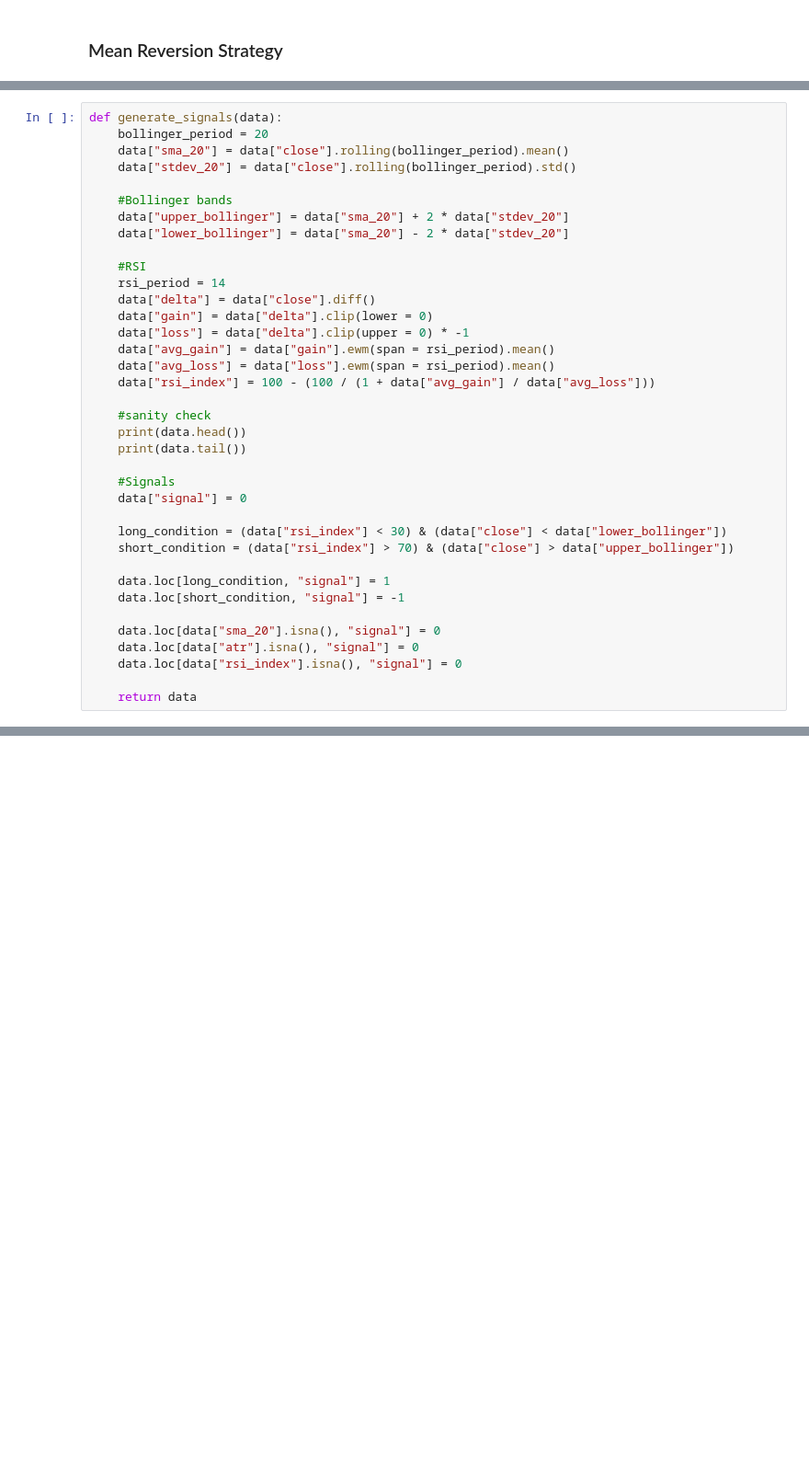
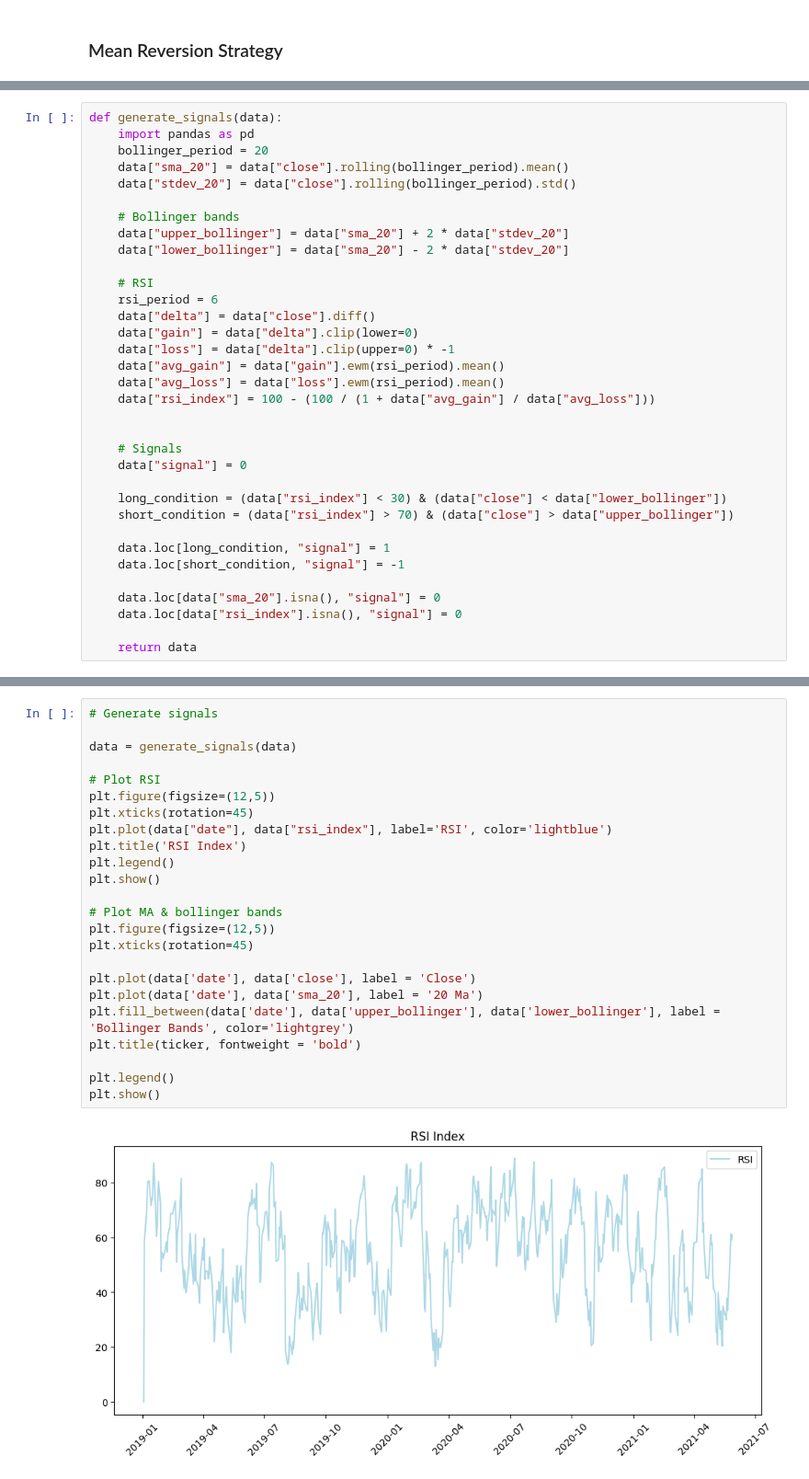
Before and after one commit to MatthewSmithseree/mean-reversion-trading-bot, a Jupyter notebook: mean_reversion.ipynb, the cells around one changed output, grey strips where cells are left out. Shown at 92% size. Cells and saved outputs as stored; diff of their text form; blank space fills up the shorter version.

Commit message:
Mega update
Fixed backtest (still in progress), FIxed charts & strategy, now displays everything necessary + evaluation metrics

```diff
--- a/mean_reversion.ipynb
+++ b/mean_reversion.ipynb
@@ -18,28 +20,26 @@ def fetch_stock_data(ticker, startdate, enddate):
     return data
 # %%
 def generate_signals(data):
+    import pandas as pd
     bollinger_period = 20
     data["sma_20"] = data["close"].rolling(bollinger_period).mean()
     data["stdev_20"] = data["close"].rolling(bollinger_period).std()
 
-    #Bollinger bands
+    # Bollinger bands
     data["upper_bollinger"] = data["sma_20"] + 2 * data["stdev_20"]
     data["lower_bollinger"] = data["sma_20"] - 2 * data["stdev_20"]
 
-    #RSI
-    rsi_period = 14
+    # RSI
+    rsi_period = 6
     data["delta"] = data["close"].diff()
-    data["gain"] = data["delta"].clip(lower = 0)
-    data["loss"] = data["delta"].clip(upper = 0) * -1
-    data["avg_gain"] = data["gain"].ewm(span = rsi_period).mean()
-    data["avg_loss"] = data["loss"].ewm(span = rsi_period).mean()
+    data["gain"] = data["delta"].clip(lower=0)
+    data["loss"] = data["delta"].clip(upper=0) * -1
+    data["avg_gain"] = data["gain"].ewm(rsi_period).mean()
+    data["avg_loss"] = data["loss"].ewm(rsi_period).mean()
     data["rsi_index"] = 100 - (100 / (1 + data["avg_gain"] / data["avg_loss"]))
 
-    #sanity check
-    print(data.head())
-    print(data.tail())
 
-    #Signals
+    # Signals
     data["signal"] = 0
 
     long_condition = (data["rsi_index"] < 30) & (data["close"] < data["lower_bollinger"])
@@ -49,7 +49,6 @@ def generate_signals(data):
     data.loc[short_condition, "signal"] = -1
 
     data.loc[data["sma_20"].isna(), "signal"] = 0
-    data.loc[data["atr"].isna(), "signal"] = 0
     data.loc[data["rsi_index"].isna(), "signal"] = 0
 
     return data
@@ -98,0 +61,26 @@ ValueError: Data must be 1-dimensional, got ndarray of shape (756, 756) instead
+# %%
+# Generate signals
+
+data = generate_signals(data)
+
+# Plot RSI
+plt.figure(figsize=(12,5))
+plt.xticks(rotation=45)
+plt.plot(data["date"], data["rsi_index"], label='RSI', color='lightblue')
+plt.title('RSI Index')
+plt.legend()
+plt.show()
+
+# Plot MA & bollinger bands
+plt.figure(figsize=(12,5))
+plt.xticks(rotation=45)
+
+plt.plot(data['date'], data['close'], label = 'Close')
+plt.plot(data['date'], data['sma_20'], label = '20 Ma')
+plt.fill_between(data['date'], data['upper_bollinger'], data['lower_bollinger'], label = 'Bollinger Bands', color='lightgrey')
+plt.title(ticker, fontweight = 'bold')
+
+plt.legend()
+plt.show()
+# %% [output]
+[figure, added]
```
Also changed, not shown: parts of 6 cells of this notebook, 3 other files.
